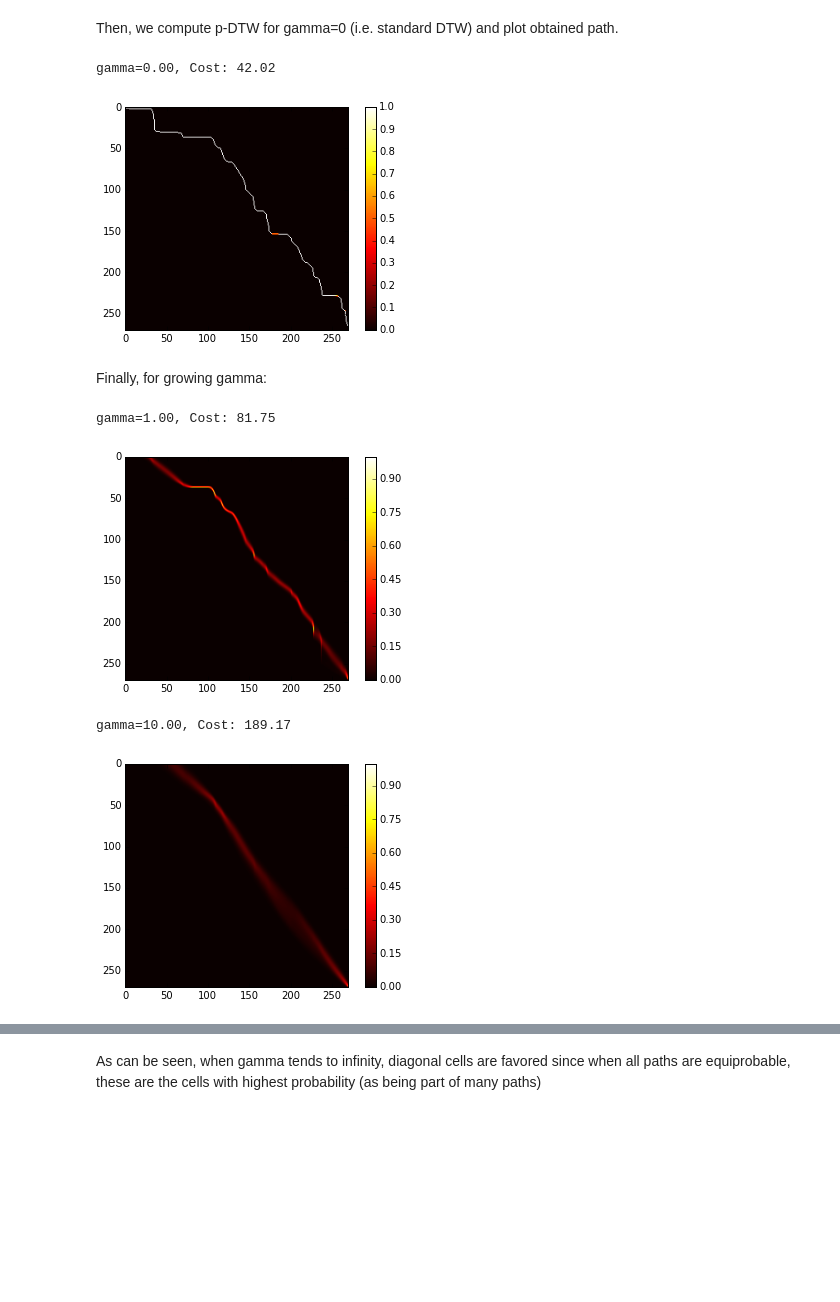
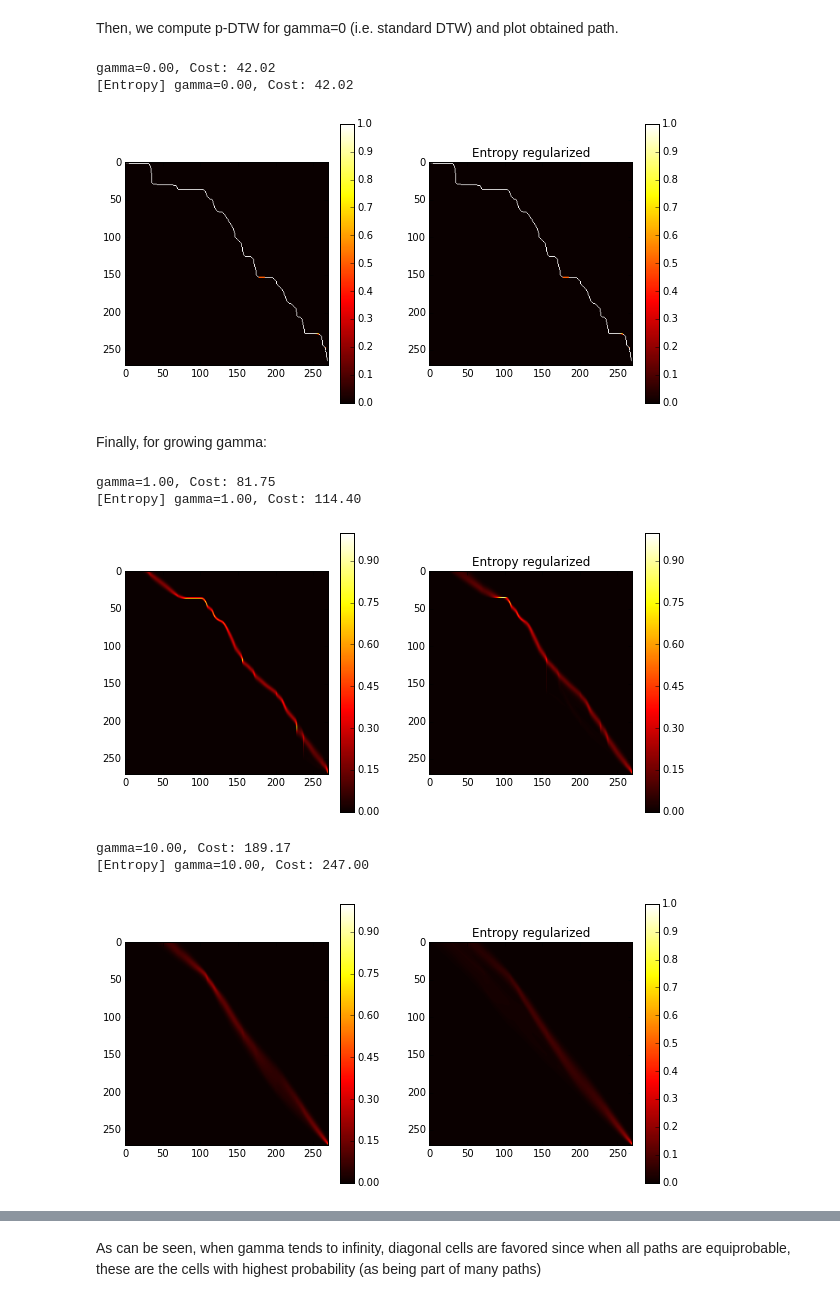
Before and after one commit to rtavenar/LR-DTW, a Jupyter notebook: notebooks/p_dtw_test.ipynb, the cells around one changed output, grey strips where cells are left out. Drawn from its saved outputs; the diff is of its cells as text; code cells hidden in the pictures; blank space fills up the shorter version.

Commit message:
Added Entropy regularization to notebook

```diff
--- a/notebooks/p_dtw_test.ipynb
+++ b/notebooks/p_dtw_test.ipynb
@@ -63,35 +63,65 @@ plt2 = pylab.plot(numpy.arange(s_y.shape[0]), s_y)
 Then, we compute p-DTW for gamma=0 (i.e. standard DTW) and plot obtained path.
 # %%
 gamma = 0.
+pylab.figure(figsize=(10, 5))
+pylab.subplot(1, 2, 1)
 cost, probas = p_dtw(s_x=s_x.reshape((-1, 1)), s_y=s_y.reshape((-1, 1)), gamma=gamma)
 print("gamma=%.2f, Cost: %.2f" % (gamma, cost))
 m = p_dtw_backtrace(probas)
 im = pylab.imshow(m, cmap=cm.hot)
-_ = pylab.colorbar()
+pylab.colorbar()
+pylab.subplot(1, 2, 2)
+cost, probas = p_dtw(s_x=s_x.reshape((-1, 1)), s_y=s_y.reshape((-1, 1)), gamma=gamma, entropy_penalized=True)
+print("[Entropy] gamma=%.2f, Cost: %.2f" % (gamma, cost))
+m = p_dtw_backtrace(probas)
+im = pylab.imshow(m, cmap=cm.hot)
+pylab.colorbar()
+_ = pylab.title("Entropy regularized")
 # %% [output]
 gamma=0.00, Cost: 42.02
+[Entropy] gamma=0.00, Cost: 42.02
-[figure, old version]
+[figure, new version]
 # %% [markdown]
 Finally, for growing gamma:
 # %%
 gamma = 1.
+pylab.figure(figsize=(10, 5))
+pylab.subplot(1, 2, 1)
 cost, probas = p_dtw(s_x=s_x.reshape((-1, 1)), s_y=s_y.reshape((-1, 1)), gamma=gamma)
 print("gamma=%.2f, Cost: %.2f" % (gamma, cost))
 m = p_dtw_backtrace(probas)
 im = pylab.imshow(m, cmap=cm.hot)
-_ = pylab.colorbar()
+pylab.colorbar()
+pylab.subplot(1, 2, 2)
+cost, probas = p_dtw(s_x=s_x.reshape((-1, 1)), s_y=s_y.reshape((-1, 1)), gamma=gamma, entropy_penalized=True)
+print("[Entropy] gamma=%.2f, Cost: %.2f" % (gamma, cost))
+m = p_dtw_backtrace(probas)
+im = pylab.imshow(m, cmap=cm.hot)
+pylab.colorbar()
+_ = pylab.title("Entropy regularized")
 # %% [output]
 gamma=1.00, Cost: 81.75
+[Entropy] gamma=1.00, Cost: 114.40
-[figure, old version]
+[figure, new version]
 # %%
 gamma = 10.
+pylab.figure(figsize=(10, 5))
+pylab.subplot(1, 2, 1)
 cost, probas = p_dtw(s_x=s_x.reshape((-1, 1)), s_y=s_y.reshape((-1, 1)), gamma=gamma)
 print("gamma=%.2f, Cost: %.2f" % (gamma, cost))
 m = p_dtw_backtrace(probas)
 im = pylab.imshow(m, cmap=cm.hot)
-_ = pylab.colorbar()
+pylab.colorbar()
+pylab.subplot(1, 2, 2)
+cost, probas = p_dtw(s_x=s_x.reshape((-1, 1)), s_y=s_y.reshape((-1, 1)), gamma=gamma, entropy_penalized=True)
+print("[Entropy] gamma=%.2f, Cost: %.2f" % (gamma, cost))
+m = p_dtw_backtrace(probas)
+im = pylab.imshow(m, cmap=cm.hot)
+pylab.colorbar()
+_ = pylab.title("Entropy regularized")
 # %% [output]
 gamma=10.00, Cost: 189.17
+[Entropy] gamma=10.00, Cost: 247.00
-[figure, old version]
+[figure, new version]
 # %%
 gamma = 100.
```
Also changed, not shown: parts of 1 cell of this notebook.
